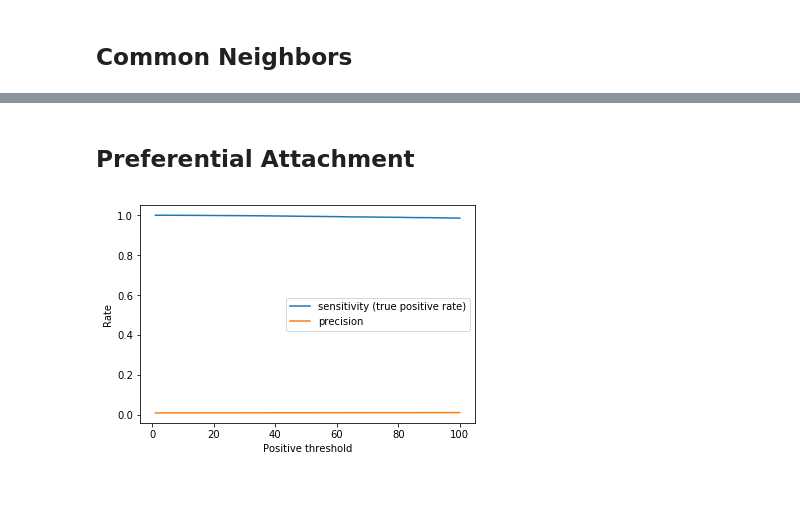
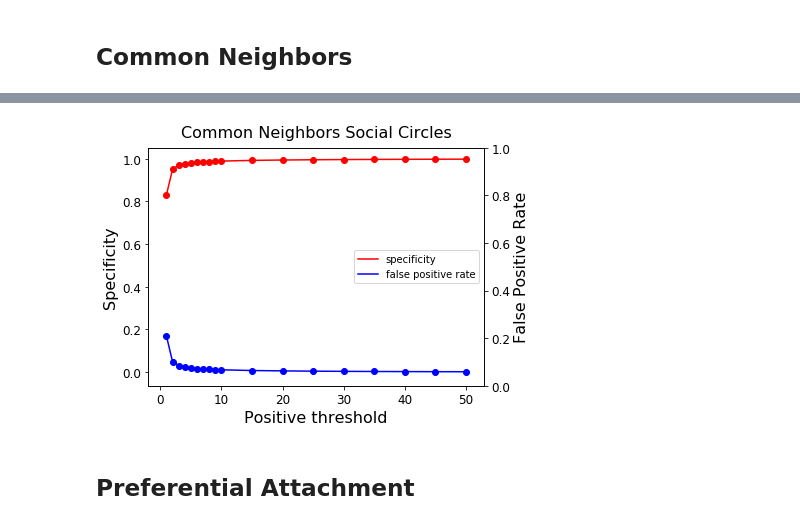
Before and after one commit to Corey-Zumar/info-project, a Jupyter notebook: Structural Methods Analysis.ipynb, the cells around one changed output, grey strips where cells are left out. Saved outputs shown, nothing was run; the diff lists cells and outputs as text; code cells hidden in the pictures; blank space fills up the shorter version.

```diff
--- a/Structural Methods Analysis.ipynb
+++ b/Structural Methods Analysis.ipynb
@@ -123,8 +142,8 @@ plot_specificity_fpr(cn_results_dir)
+# %%
+plot_specificity_fpr(cn_results_dir, "Common Neighbors Social Circles", "cn_small_spec_fpr.png")
+# %% [output]
+[figure, added]
 # %% [markdown]
 ## Preferential Attachment
 # %%
 pa_results_dir = "results_fb_small/pref_attach"
-# %%
-plot_precision_sensitivity(pa_results_dir)
-# %% [output]
-[figure, removed]
```
Also changed, not shown: parts of 20 cells of this notebook.
